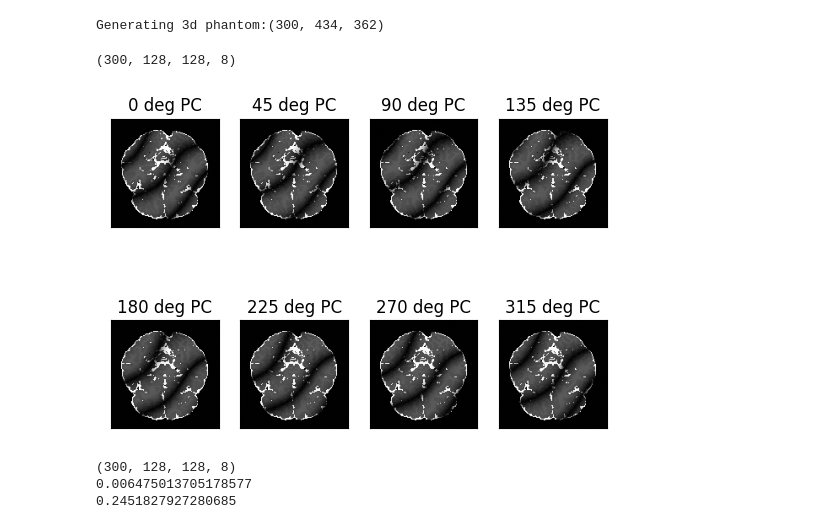
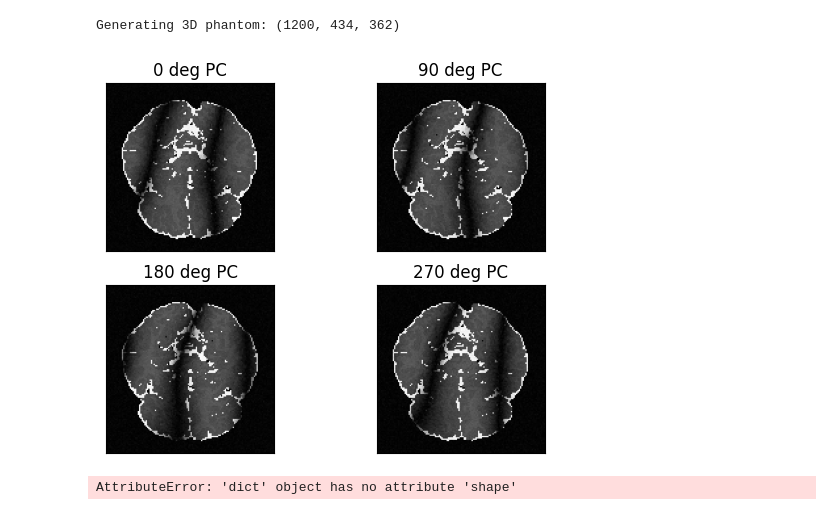
Before and after one commit to michaelmendoza/mssfp, a Jupyter notebook: notebooks/2b_brain_phantom.ipynb, the cells around one changed output. Saved outputs shown, nothing was run; the diff lists cells and outputs as text; code cells hidden in the pictures.

Commit message:
refactor: Complete refactor of phantom. Code is  improve and cleaned up. Broken up into PhantomData, TissueParameters, BrainDataset, PhantomGenerator, and generate_ssfp_dataset

```diff
--- a/notebooks/2b_brain_phantom.ipynb
+++ b/notebooks/2b_brain_phantom.ipynb
@@ -22,24 +50,10 @@ Image 4: 362 slices, shape (362, 434, 362)
 # %%
-dataset = generate_ssfp_dataset(N=128, npcs=8, f=500, alpha=np.deg2rad(60), sigma=0.001, data_indices=[(None, None), (120,180)], rotate=True, deform=True)
-data = dataset['M']
-fieldmap = dataset['phantom']['offres']
-T1 = dataset['phantom']['t1_map']
-T2 = dataset['phantom']['t2_map']
-data.shape
+data = generate_ssfp_dataset(N=128, npcs=4, f=500, alpha=np.deg2rad(60), sigma=0.005, data_indices=[(None, None), (120,180)], rotate=True, deform=True)
+plot_dataset(data['M'], slice=0)
 # %% [output]
-Generating 3d phantom:(300, 434, 362)
+Generating 3D phantom: (1200, 434, 362)
-(300, 128, 128, 8)
+[figure, added]
 # %%
-plot_dataset(data, slice=0)
+plot_dataset(data, slice=6)
 # %% [output]
-[figure, removed]
+AttributeError: 'dict' object has no attribute 'shape'
-# %%
-print(data.shape)
-slice = 10
-print(np.max(data[slice,:,:,0].real))
-print(np.max(data[slice,:,:,2].real))
-plt.imshow(data[slice,:,:,0].real)
-# %% [output]
-(300, 128, 128, 8)
-0.006475013705178577
-0.2451827927280685
```
Also changed, not shown: parts of 8 cells of this notebook, 2 other files.
